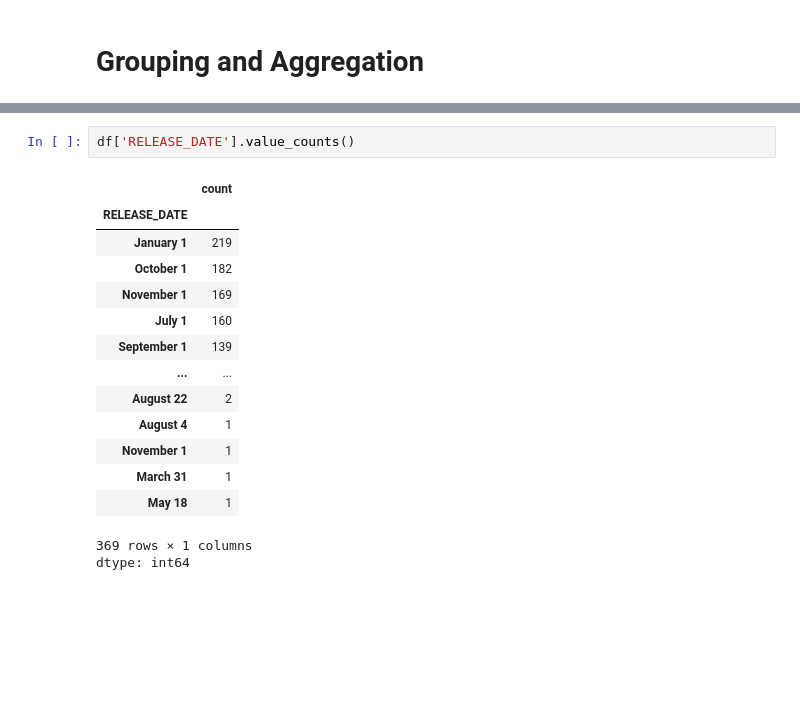
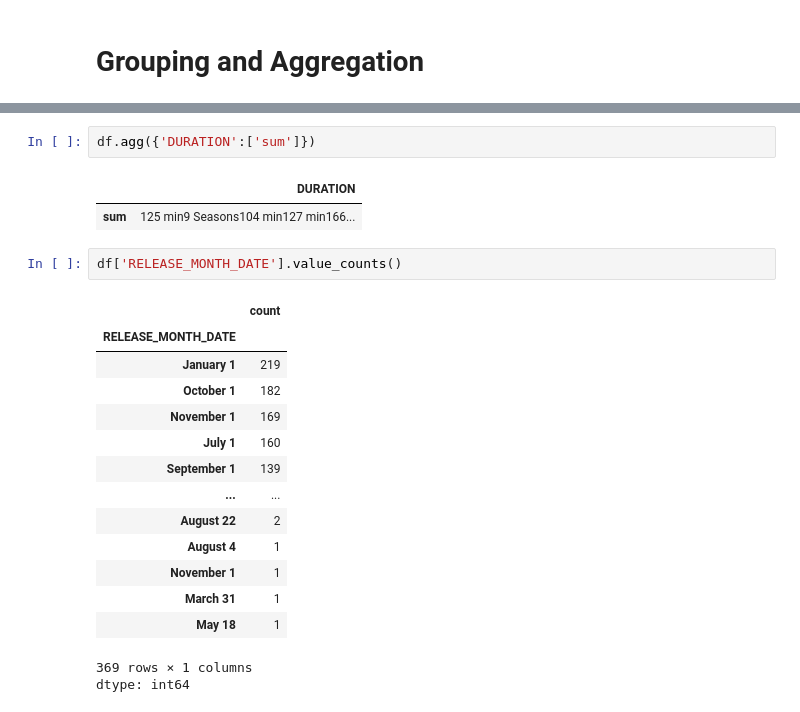
Before and after one commit to gauravvxv/Pandas, a Jupyter notebook: Notebook/pandas_practice.ipynb, the cells around one changed output, grey strips where cells are left out. Saved outputs shown, nothing was run; the diff lists cells and outputs as text; blank space fills up the shorter version.

```diff
--- a/Notebook/pandas_practice.ipynb
+++ b/Notebook/pandas_practice.ipynb
@@ -459,8 +479,13 @@ df.fillna('Not present')
+# %%
+df.agg({'DURATION':['sum']})
+# %% [output]
+|  | DURATION |
+| sum | 125 min9 Seasons104 min127 min166... |
 # %%
-df['RELEASE_DATE'].value_counts()
+df['RELEASE_MONTH_DATE'].value_counts()
 # %% [output]
 |  | count |
-| RELEASE_DATE |  |
+| RELEASE_MONTH_DATE |  |
 | January 1 | 219 |
 | October 1 | 182 |
 | November 1 | 169 |
```
Also changed, not shown: parts of 18 cells of this notebook.
